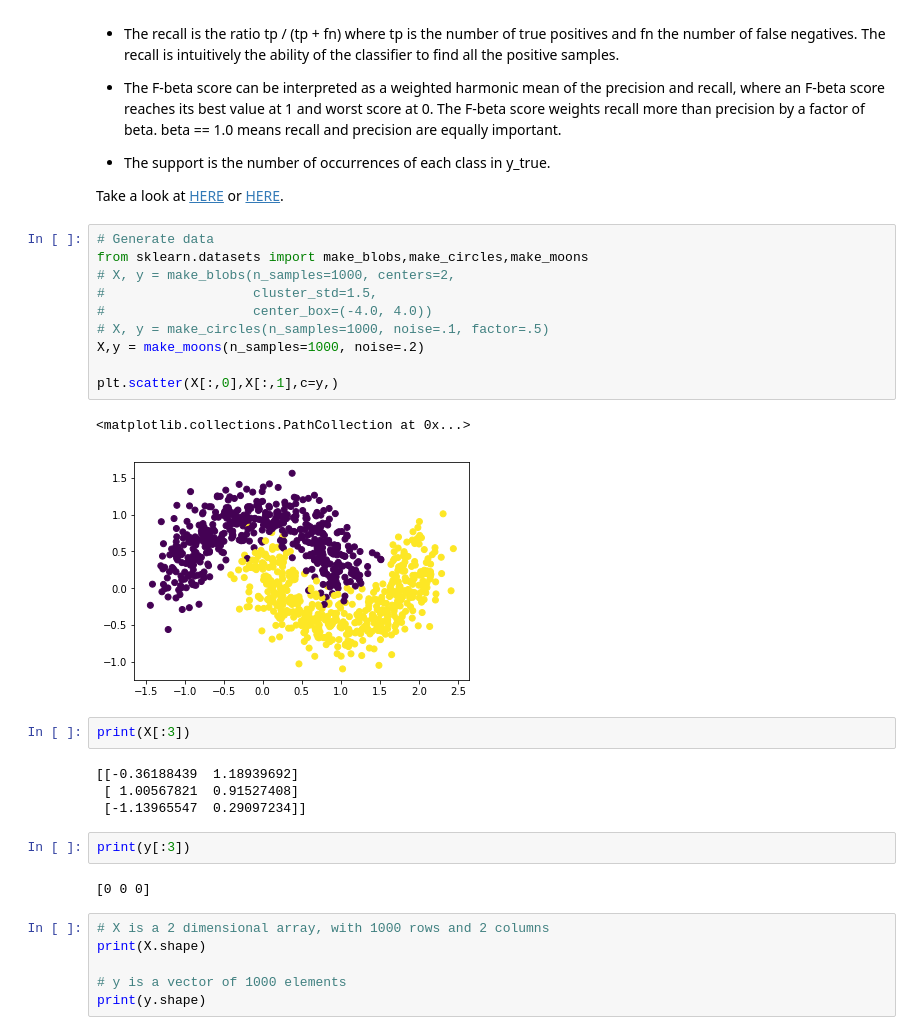
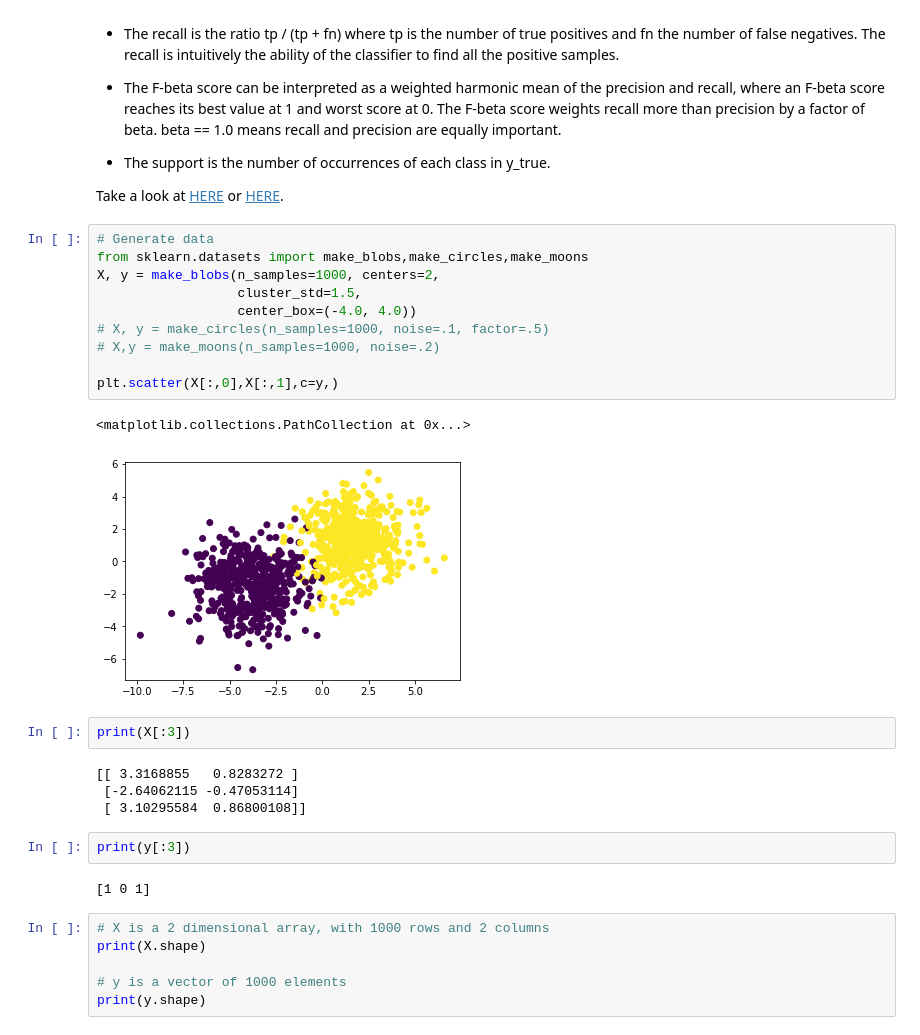
Before and after one commit to vafaei-ar/DSWSs, a Jupyter notebook: S08/notebooks/1-SKlearn.ipynb, the cells around one changed output. Drawn from its saved outputs; the diff is of its cells as text.

```diff
--- a/S08/notebooks/1-SKlearn.ipynb
+++ b/S08/notebooks/1-SKlearn.ipynb
@@ -74,26 +87,26 @@ Take a look at [HERE](https://en.wikipedia.org/wiki/F1_score) or [HERE](https://
 # %%
 # Generate data
 from sklearn.datasets import make_blobs,make_circles,make_moons
-# X, y = make_blobs(n_samples=1000, centers=2,
-#                   cluster_std=1.5,
-#                   center_box=(-4.0, 4.0))
+X, y = make_blobs(n_samples=1000, centers=2,
+                  cluster_std=1.5,
+                  center_box=(-4.0, 4.0))
 # X, y = make_circles(n_samples=1000, noise=.1, factor=.5)
-X,y = make_moons(n_samples=1000, noise=.2)
+# X,y = make_moons(n_samples=1000, noise=.2)
 
 plt.scatter(X[:,0],X[:,1],c=y,)
 # %% [output]
 <matplotlib.collections.PathCollection at 0x...>
-[figure, old version]
+[figure, new version]
 # %%
 print(X[:3])
 # %% [output]
-[[-0.36188439  1.18939692]
- [ 1.00567821  0.91527408]
- [-1.13965547  0.29097234]]
+[[ 3.3168855   0.8283272 ]
+ [-2.64062115 -0.47053114]
+ [ 3.10295584  0.86800108]]
 # %%
 print(y[:3])
 # %% [output]
-[0 0 0]
+[1 0 1]
 # %%
 # X is a 2 dimensional array, with 1000 rows and 2 columns
 print(X.shape)
```
Also changed, not shown: parts of 24 cells of this notebook, 1 other file.
